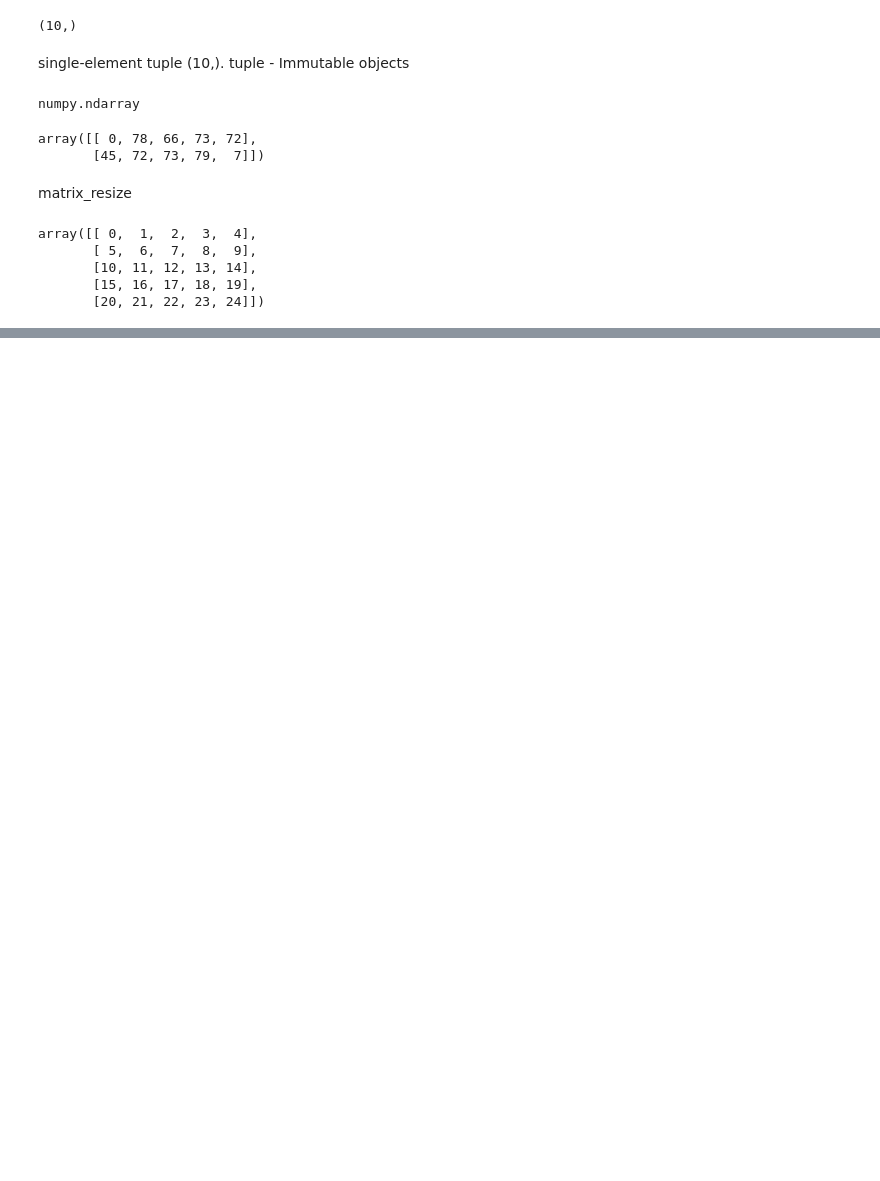
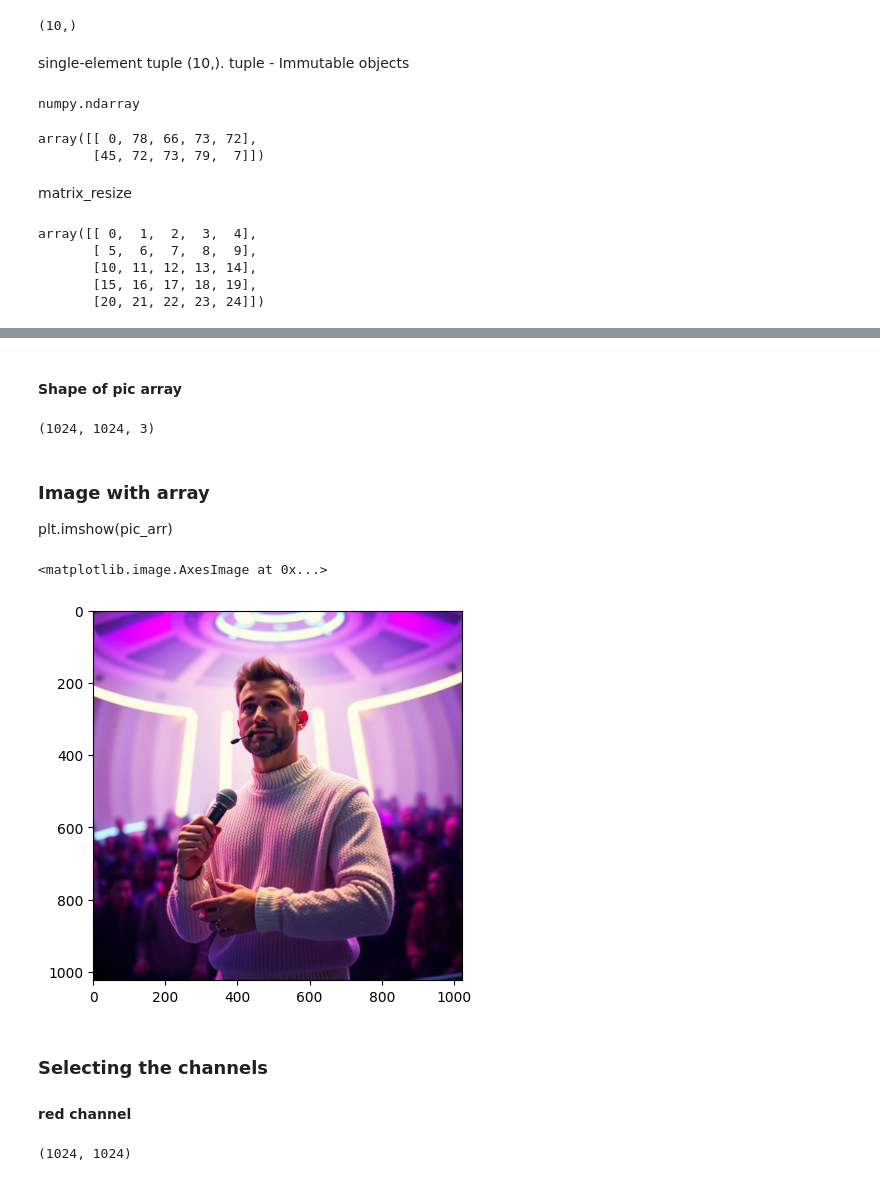
Before and after one commit to swapnilxi/A-computer-vision, a Jupyter notebook: ComputerVision_practice.ipynb, the cells around one changed output, grey strips where cells are left out. Saved outputs shown, nothing was run; the diff lists cells and outputs as text; code cells hidden in the pictures; blank space fills up the shorter version.

Commit message:
added numpy images

```diff
--- a/ComputerVision_practice.ipynb
+++ b/ComputerVision_practice.ipynb
@@ -131,0 +198,2 @@ Requirement already satisfied: numpy in /usr/local/lib/python3.11/dist-packages
+# %%
+pic = Image.open('/content/drive/MyDrive/Colab Notebooks/ComputerVision/ImageData/testImg.jpg')
@@ -131,0 +204,3 @@ Requirement already satisfied: numpy in /usr/local/lib/python3.11/dist-packages
+# %%
+pic_arr = np.asarray(pic)
+type(pic_arr)
@@ -131,0 +229,23 @@ Requirement already satisfied: numpy in /usr/local/lib/python3.11/dist-packages
+# %% [markdown]
+#### Shape of pic array
+# %%
+pic_arr.shape
+# %% [output]
+(1024, 1024, 3)
+# %% [markdown]
+### Image with array
+plt.imshow(pic_arr)
+# %%
+plt.imshow(pic_arr)
+# %% [output]
+<matplotlib.image.AxesImage at 0x...>
+[figure, added]
+# %% [markdown]
+### Selecting the channels
+#### red channel
+# %%
+pic_red = pic_arr.copy()
+pic_red= pic_arr[:,:,0]
+pic_red.shape
+# %% [output]
+(1024, 1024)
```
Also changed, not shown: parts of 21 cells of this notebook.
